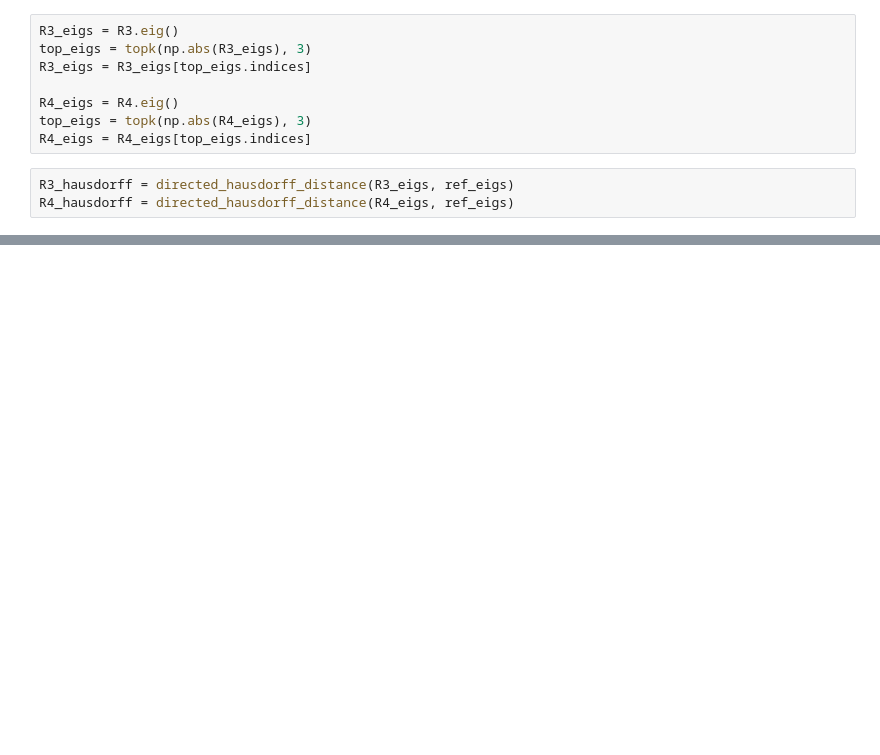
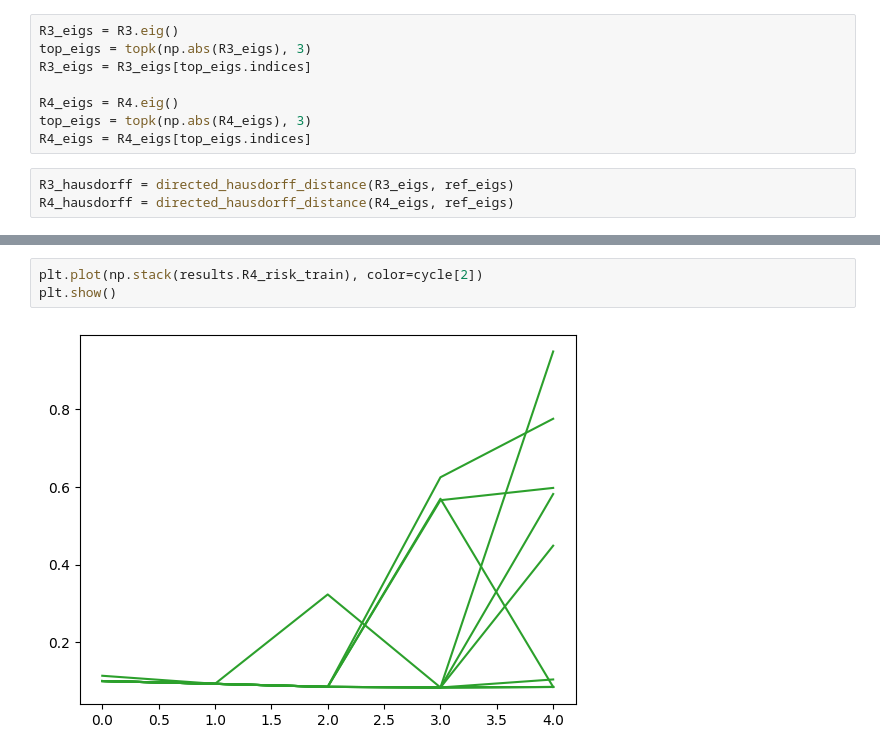
Before and after one commit to g-turri/randomizedRRR, a Jupyter notebook: logistic_map.ipynb, the cells around one changed output, grey strips where cells are left out. Drawn from its saved outputs; the diff is of its cells as text; blank space fills up the shorter version.

```diff
--- a/logistic_map.ipynb
+++ b/logistic_map.ipynb
@@ -151,0 +457,5 @@ R4_hausdorff
+# %%
+plt.plot(np.stack(results.R4_risk_train), color=cycle[2])
+plt.show()
+# %% [output]
+[figure, added]
```
Also changed, not shown: parts of 30 cells of this notebook, 1 other file.
